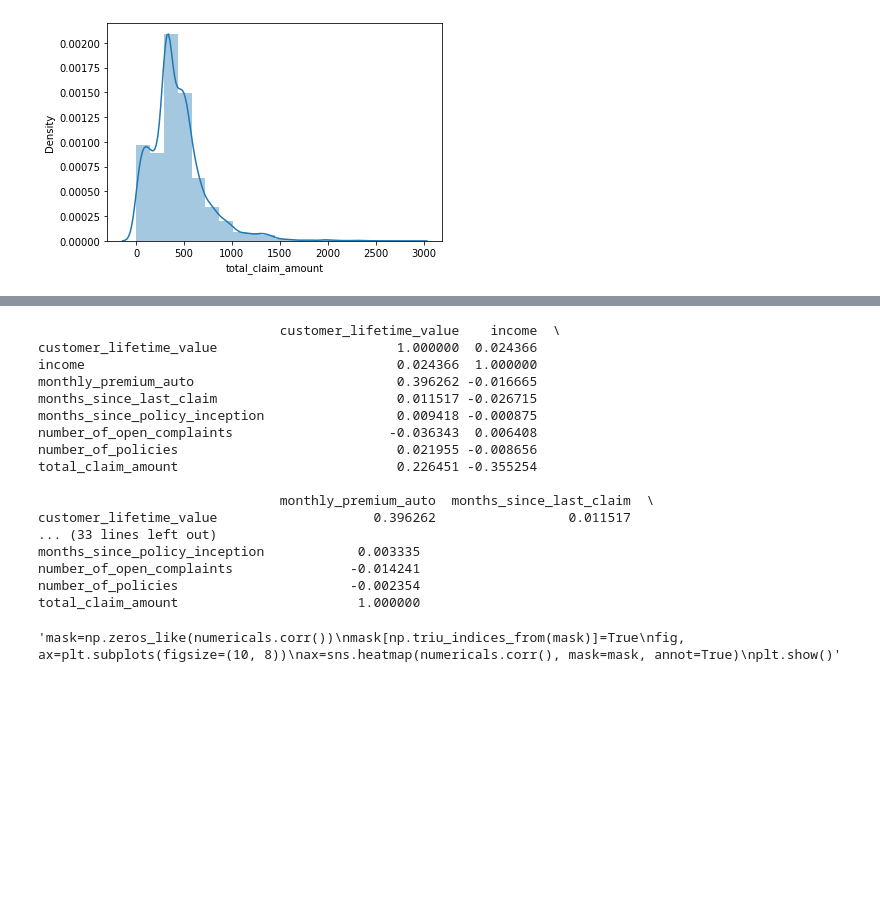
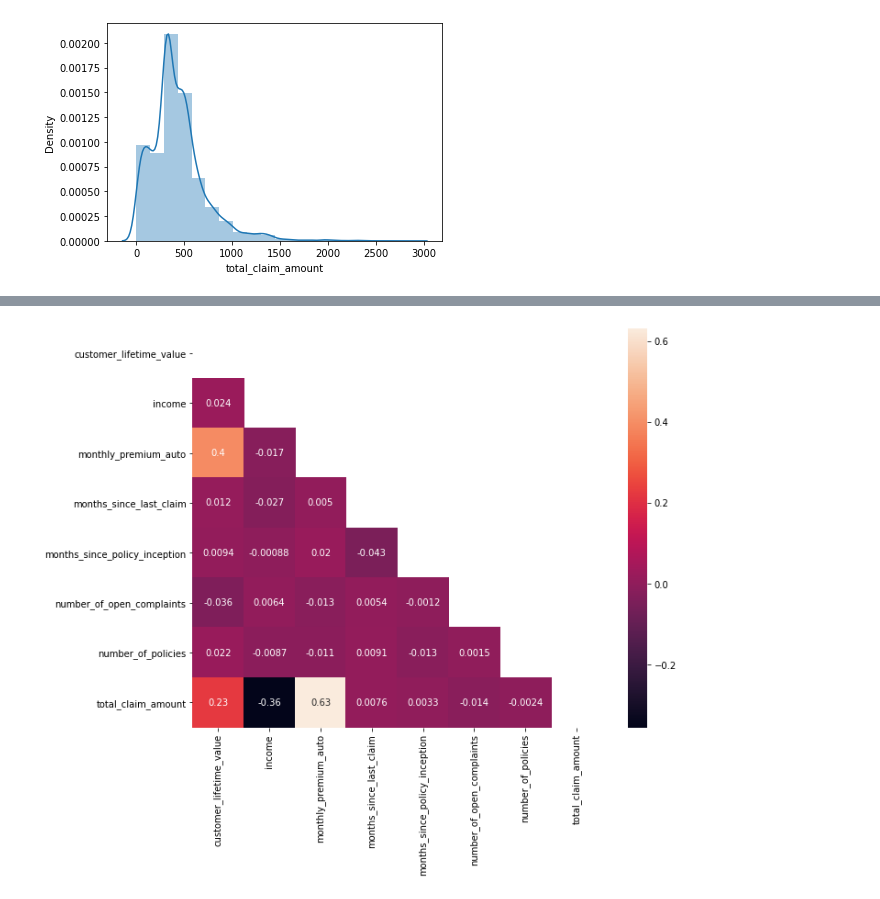
Before and after one commit to hamid89/Bootcamp_Ironhack, a Jupyter notebook: week1/round4.ipynb, the cells around one changed output, grey strips where cells are left out. Drawn from its saved outputs; the diff is of its cells as text; code cells hidden in the pictures; blank space fills up the shorter version.

```diff
--- a/week1/round4.ipynb
+++ b/week1/round4.ipynb
@@ -118,30 +118,13 @@ X_num.describe().T
 | number_of_policies | 9134.0 | 2.966170 | 2.390182 | 1.000000 | 1.000000 | 2.000000 | 4.000000 | 9.000000 |
 | total_claim_amount | 9134.0 | 434.088794 | 290.500092 | 0.099007 | 272.258244 | 383.945434 | 547.514839 | 2893.239678 |
 # %%
-correlations = X_num.corr()
-print(correlations)
-
-mask=np.zeros_like(numericals.corr())
+#correlations = X_num.corr()
+#print(correlations)
+# heat map for correlations
+mask=np.zeros_like(X_num.corr())
 mask[np.triu_indices_from(mask)]=True
 fig, ax=plt.subplots(figsize=(10, 8))
-ax=sns.heatmap(numericals.corr(), mask=mask, annot=True)
-plt.show()'''
+ax=sns.heatmap(X_num.corr(), mask=mask, annot=True)
+plt.show()
 # %% [output]
-                               customer_lifetime_value    income  \
-customer_lifetime_value                       1.000000  0.024366
-income                                        0.024366  1.000000
-monthly_premium_auto                          0.396262 -0.016665
-months_since_last_claim                       0.011517 -0.026715
-months_since_policy_inception                 0.009418 -0.000875
-number_of_open_complaints                    -0.036343  0.006408
-number_of_policies                            0.021955 -0.008656
-total_claim_amount                            0.226451 -0.355254
-
-                               monthly_premium_auto  months_since_last_claim  \
-customer_lifetime_value                    0.396262                 0.011517
-... (33 lines left out)
-months_since_policy_inception            0.003335
-number_of_open_complaints               -0.014241
-number_of_policies                      -0.002354
-total_claim_amount                       1.000000
-'mask=np.zeros_like(numericals.corr())\nmask[np.triu_indices_from(mask)]=True\nfig, ax=plt.subplots(figsize=(10, 8))\nax=sns.heatmap(numericals.corr(), mask=mask, annot=True)\nplt.show()'
+[figure, added]
```
